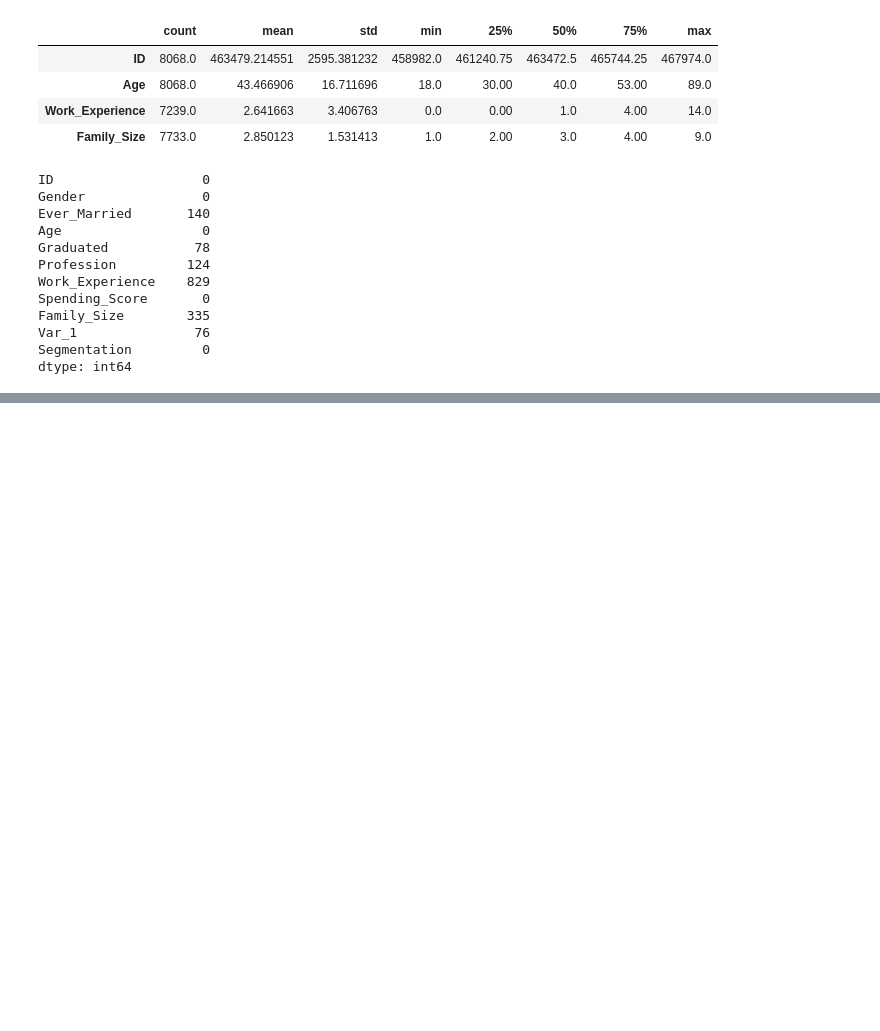
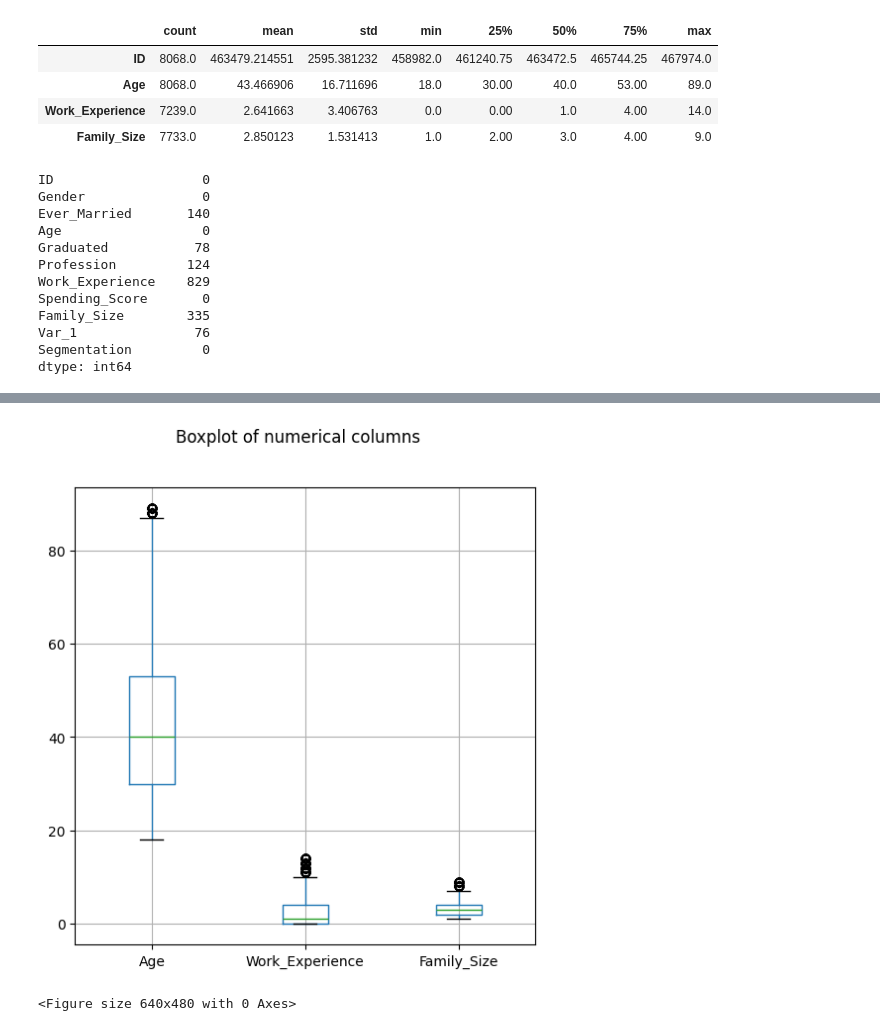
Before and after one commit to pkdc/automobile-company-customer-data-analysis, a Jupyter notebook: notebook/automobile_customer_analysis.ipynb, the cells around one changed output, grey strips where cells are left out. Saved outputs shown, nothing was run; the diff lists cells and outputs as text; code cells hidden in the pictures; blank space fills up the shorter version.

```diff
--- a/notebook/automobile_customer_analysis.ipynb
+++ b/notebook/automobile_customer_analysis.ipynb
@@ -71,0 +92,9 @@ array([[<Axes: title={'center': 'Age'}>,
+# %%
+train_data[['Age', 'Work_Experience', 'Family_Size']].boxplot(figsize=(6, 6))
+plt.suptitle("Boxplot of numerical columns")
+plt.show()
+
+plt.savefig('../figures/boxplot.jpeg')
+# %% [output]
+[figure, added]
+<Figure size 640x480 with 0 Axes>
```
Also changed, not shown: parts of 9 cells of this notebook, 2 other files.
